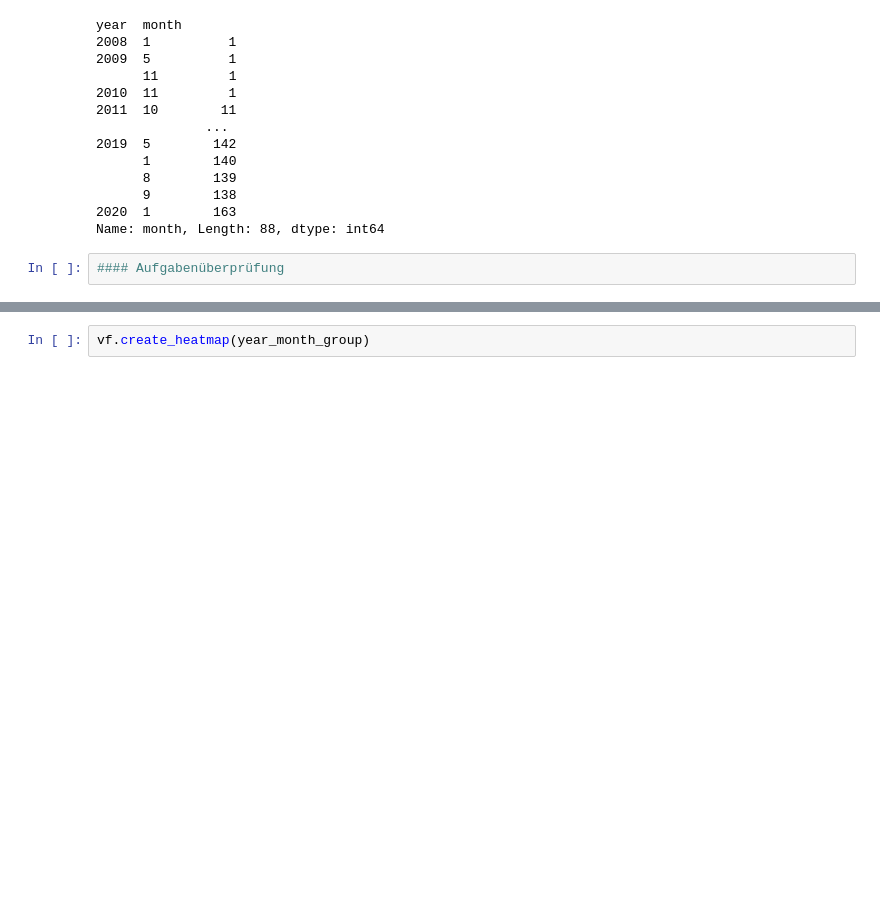
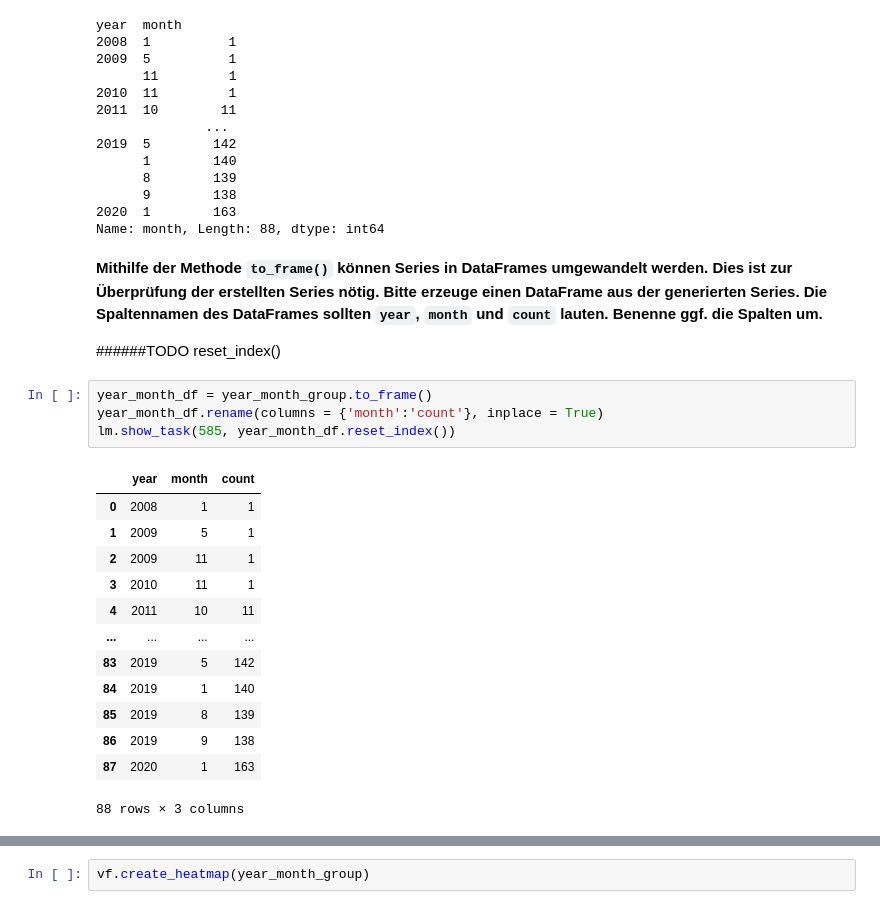
Before and after one commit to orca-nrw/lernmodul-pandas, a Jupyter notebook: index.ipynb, the cells around one changed output, grey strips where cells are left out. Cells and saved outputs as stored; diff of their text form; blank space fills up the shorter version.

```diff
--- a/index.ipynb
+++ b/index.ipynb
@@ -1468,5 +1556,25 @@ year  month
       9        138
 2020  1        163
 Name: month, Length: 88, dtype: int64
-# %%
-#### Aufgabenüberprüfung
+# %% [markdown]
+**Mithilfe der Methode `to_frame()` können Series in DataFrames umgewandelt werden. Dies ist zur Überprüfung der erstellten Series nötig. Bitte erzeuge einen DataFrame aus der generierten Series. Die Spaltennamen des DataFrames sollten `year`, `month` und `count` lauten. Benenne ggf. die Spalten um.**
+
+######TODO reset_index()
+# %%
+year_month_df = year_month_group.to_frame()
+year_month_df.rename(columns = {'month':'count'}, inplace = True)
+lm.show_task(585, year_month_df.reset_index())
+# %% [output]
+|  | year | month | count |
+| 0 | 2008 | 1 | 1 |
+| 1 | 2009 | 5 | 1 |
+| 2 | 2009 | 11 | 1 |
+| 3 | 2010 | 11 | 1 |
+| 4 | 2011 | 10 | 11 |
+| ... | ... | ... | ... |
+| 83 | 2019 | 5 | 142 |
+| 84 | 2019 | 1 | 140 |
+| 85 | 2019 | 8 | 139 |
+| 86 | 2019 | 9 | 138 |
+| 87 | 2020 | 1 | 163 |
+88 rows × 3 columns
```
Also changed, not shown: parts of 24 cells of this notebook, 3 other files.
